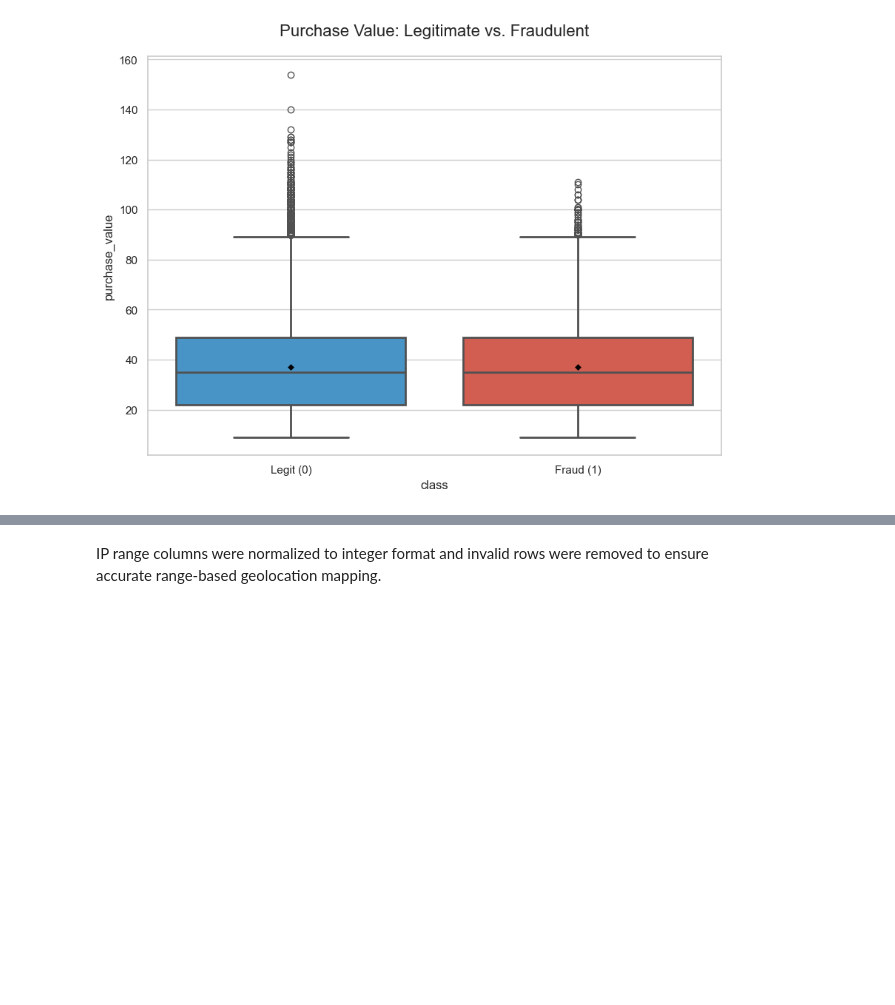
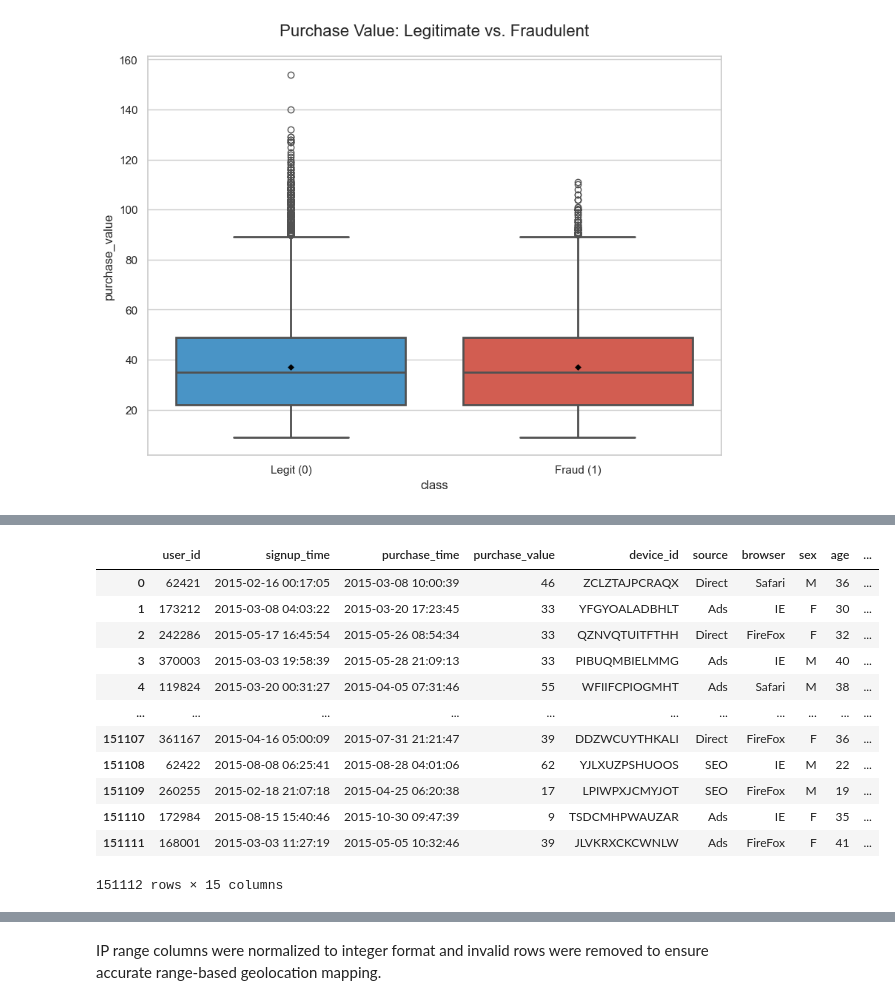
Before and after one commit to tib-dev/fraud-detection, a Jupyter notebook: notebooks/eda_creditcard.ipynb, the cells around one changed output, grey strips where cells are left out. Saved outputs shown, nothing was run; the diff lists cells and outputs as text; code cells hidden in the pictures; blank space fills up the shorter version.

```diff
--- a/notebooks/eda_creditcard.ipynb
+++ b/notebooks/eda_creditcard.ipynb
@@ -121,0 +209,16 @@ dtype: object
+# %%
+df_merged
+# %% [output]
+|  | user_id | signup_time | purchase_time | purchase_value | device_id | source | browser | sex | age | ... |
+| 0 | 62421 | 2015-02-16 00:17:05 | 2015-03-08 10:00:39 | 46 | ZCLZTAJPCRAQX | Direct | Safari | M | 36 | ... |
+| 1 | 173212 | 2015-03-08 04:03:22 | 2015-03-20 17:23:45 | 33 | YFGYOALADBHLT | Ads | IE | F | 30 | ... |
+| 2 | 242286 | 2015-05-17 16:45:54 | 2015-05-26 08:54:34 | 33 | QZNVQTUITFTHH | Direct | FireFox | F | 32 | ... |
+| 3 | 370003 | 2015-03-03 19:58:39 | 2015-05-28 21:09:13 | 33 | PIBUQMBIELMMG | Ads | IE | M | 40 | ... |
+| 4 | 119824 | 2015-03-20 00:31:27 | 2015-04-05 07:31:46 | 55 | WFIIFCPIOGMHT | Ads | Safari | M | 38 | ... |
+| ... | ... | ... | ... | ... | ... | ... | ... | ... | ... | ... |
+| 151107 | 361167 | 2015-04-16 05:00:09 | 2015-07-31 21:21:47 | 39 | DDZWCUYTHKALI | Direct | FireFox | F | 36 | ... |
+| 151108 | 62422 | 2015-08-08 06:25:41 | 2015-08-28 04:01:06 | 62 | YJLXUZPSHUOOS | SEO | IE | M | 22 | ... |
+| 151109 | 260255 | 2015-02-18 21:07:18 | 2015-04-25 06:20:38 | 17 | LPIWPXJCMYJOT | SEO | FireFox | M | 19 | ... |
+| 151110 | 172984 | 2015-08-15 15:40:46 | 2015-10-30 09:47:39 | 9 | TSDCMHPWAUZAR | Ads | IE | F | 35 | ... |
+| 151111 | 168001 | 2015-03-03 11:27:19 | 2015-05-05 10:32:46 | 39 | JLVKRXCKCWNLW | Ads | FireFox | F | 41 | ... |
+151112 rows × 15 columns
```
Also changed, not shown: parts of 22 cells of this notebook.
